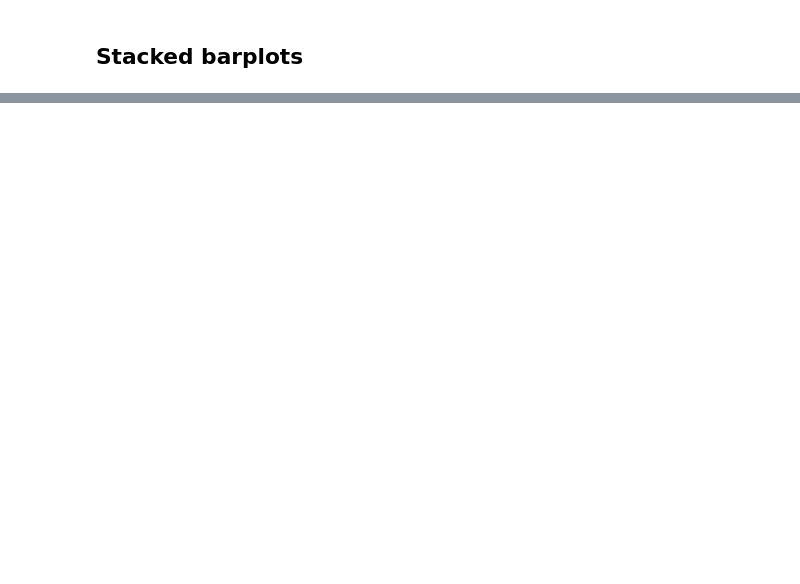
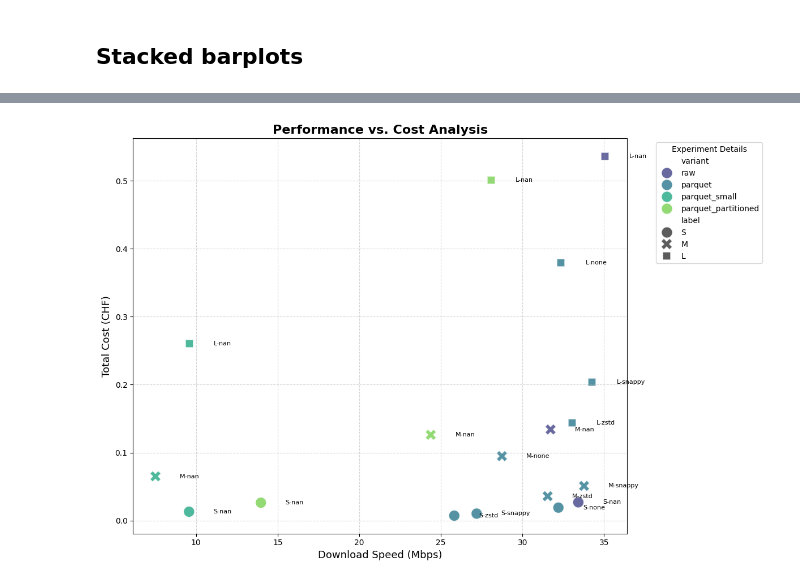
Before and after one commit to a2thesquare/CCBD_Project6, a Jupyter notebook: analysis.ipynb, the cells around one changed output, grey strips where cells are left out. Drawn from its saved outputs; the diff is of its cells as text; code cells hidden in the pictures; blank space fills up the shorter version.

```diff
--- a/analysis.ipynb
+++ b/analysis.ipynb
@@ -83,0 +85,48 @@ plot_cost_comparison(
+# %%
+import pandas as pd
+import matplotlib.pyplot as plt
+import seaborn as sns
+
+# 1. Load your results
+# df = pd.read_csv('results.csv')
+
+# 2. Plotting
+plt.figure(figsize=(12, 8))
+
+# Use scatterplot to show individual experiment results
+sns.scatterplot(
+    data=df,
+    x='dl_mbps',
+    y='total_chf',
+    hue='variant',      # Color by Format (CSV vs Parquet)
+    style='label',      # Different shapes for S, M, L sizes
+    s=200,              # Make the points large and visible
+    alpha=0.8,          # Slight transparency for overlapping points
+    palette='viridis'   # Professional color palette
+)
+
+# 3. Styling and Labels
+plt.title('Performance vs. Cost Analysis', fontsize=16, fontweight='bold')
+plt.xlabel('Download Speed (Mbps)', fontsize=13)
+plt.ylabel('Total Cost (CHF)', fontsize=13)
+plt.grid(True, linestyle='--', alpha=0.5)
+
+# Add a legend outside the plot area
+plt.legend(title='Experiment Details', bbox_to_anchor=(1.05, 1), loc='upper left')
+
+# 4. Adding Annotations (Optional)
+# This adds text labels to the points so you can identify them easily
+for i in range(df.shape[0]):
+    plt.text(
+        df.dl_mbps.iloc[i] + 1.5,
+        df.total_chf.iloc[i],
+        f"{df.label.iloc[i]}-{df.compression.iloc[i]}",
+        fontsize=8,
+        va='center'
+    )
+
+plt.tight_layout()
+plt.savefig('performance_scatter_plot.png')
+plt.show()
+# %% [output]
+[figure, added]
```
Also changed, not shown: parts of 1 cell of this notebook, 8 other files.
